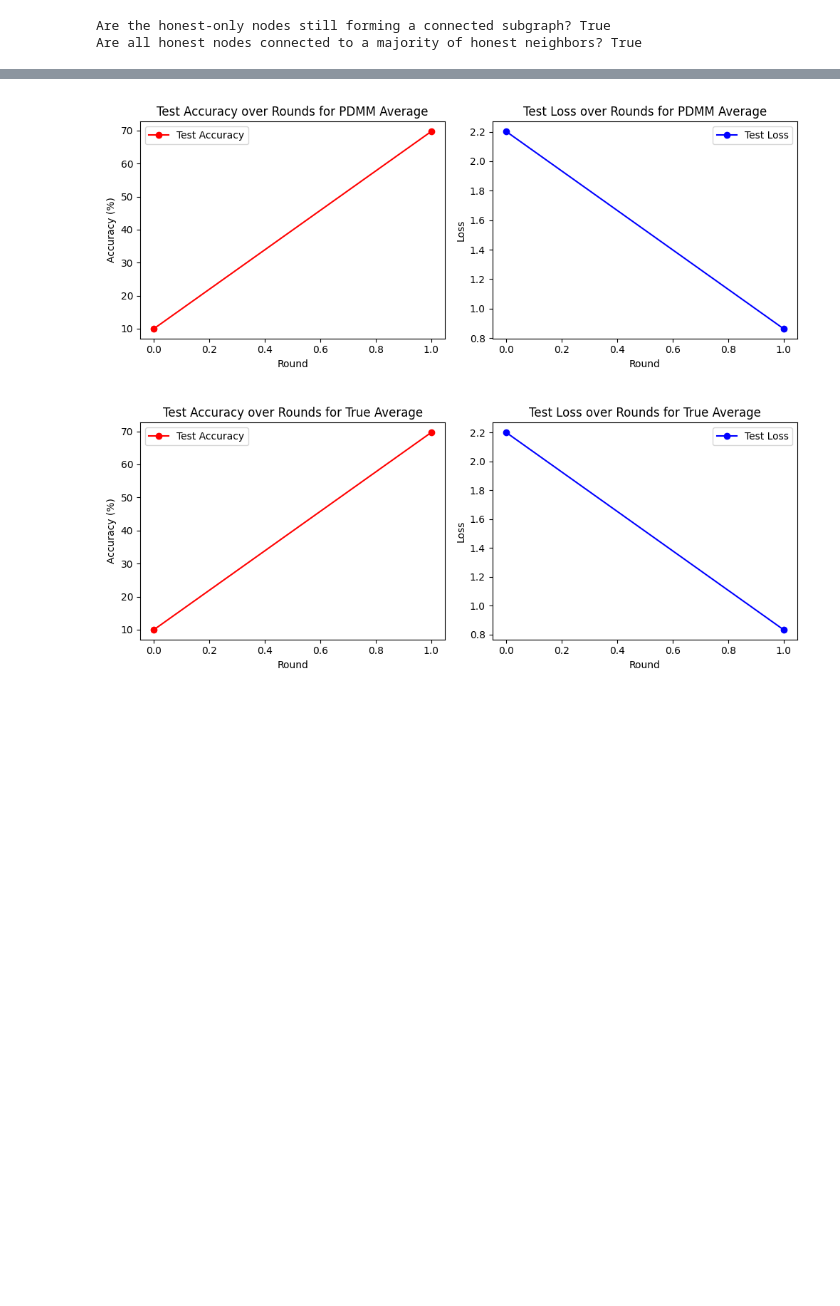
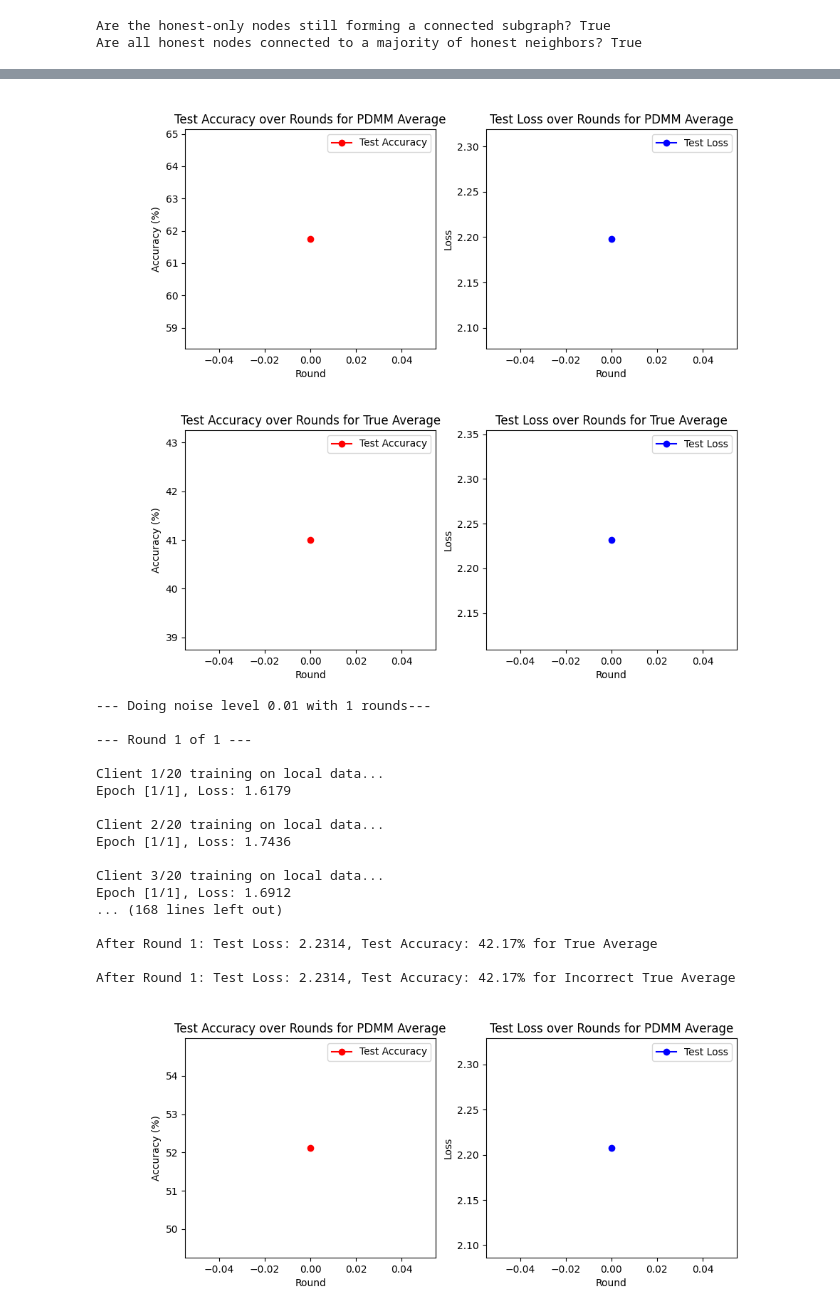
Before and after one commit to Zare2001/Fedora_Hat, a Jupyter notebook: DFL2LayerMLP.ipynb, the cells around one changed output, grey strips where cells are left out. Saved outputs shown, nothing was run; the diff lists cells and outputs as text; code cells hidden in the pictures; blank space fills up the shorter version.

Commit message:
To save Images

```diff
--- a/DFL2LayerMLP.ipynb
+++ b/DFL2LayerMLP.ipynb
@@ -44,11 +44,11 @@ print("num_nodes:",num_nodes)
 input_size = 28 * 28        # MNIST images are 28x28 pixels
 hidden_size = 128           # Number of neurons in the hidden layer
 num_classes = 10            # Number of output classes (digits 0-9)
-num_epochs = 5             # Number of local training epochs per aggregation
+num_epochs = 1             # Number of local training epochs per aggregation
 batch_size = 64             # Batch size for training
 learning_rate = 0.01        # Learning rate for the optimizer
 num_clients = num_nodes     # Number of clients
-num_rounds = 2              # Number of aggregation rounds
+num_rounds = 1              # Number of aggregation rounds
 threshold = 0.02            # Loss threshold for stopping criteria
 
 percentageCorrupt = 0/num_nodes        #Percentage of corrupt clients
@@ -63,16 +63,16 @@ all_nodes = np.union1d(lying_nodes, true_nodes)
 print("Corrupt Clients:", lying_nodes)
 tolerance=-1                #PDMM tolerance
 c=0.5                       #PDMM c
-max_iters=300             #PDMM max iterations
+max_iters=1             #PDMM max iterations
 when = 0
 CorruptValue = -100000000000000000
 
 rejection_threshold = 15
 K_decision = 20
 averaging = 1
-noise_levels = [0]
+# noise_levels = [0]
 # noise_levels = [0, 1]
-# noise_levels = [0, 10**-2,1,10**2,10**4]
+noise_levels = [0, 10**-2,1,10**2,10**4]
 
 var = 30000                  # Standard deviation for Gaussian noise
 mean = 200                    # Mean for Gaussian noise
@@ -799,6 +801,8 @@ criterion = nn.CrossEntropyLoss()
 # plt.show()
 # %%
 # Lists to keep track of metrics
+log_filename = f"results_log_typeAttack{typeAttack}_PrivacyMethod{PrivacyMethod}_Rounds{num_rounds}.txt"
+
 results = [[] for _ in range(num_rounds)]
 
 for noise_STD in noise_levels:
@@ -888,11 +892,19 @@ for noise_STD in noise_levels:
         test_losses3.append(test_loss3)
         test_accuracies3.append(test_accuracy3)
 
+
         print(f'\nAfter Round {round+1}: Average Test Loss: {test_loss:.4f}, Average Test Accuracy: {test_accuracy:.2f}% for PDMM Average')
 
         print(f'\nAfter Round {round+1}: Test Loss: {test_loss2:.4f}, Test Accuracy: {test_accuracy2:.2f}% for True Average')
 
         print(f'\nAfter Round {round+1}: Test Loss: {test_loss3:.4f}, Test Accuracy: {test_accuracy3:.2f}% for Incorrect True Average')
+
+        with open(log_filename, "a") as logfile:
+            logfile.write(f"After Round {round+1}:\n")
+            logfile.write(f"For noise {noise_STD}:\n")
+            logfile.write(f"  PDMM Average -> Test Loss: {test_loss:.4f}, Test Accuracy: {test_accuracy:.2f}%\n")
+            logfile.write(f"  True Average -> Test Loss: {test_loss2:.4f}, Test Accuracy: {test_accuracy2:.2f}%\n")
+            logfile.write(f"  Incorrect True Average -> Test Loss: {test_loss3:.4f}, Test Accuracy: {test_accuracy3:.2f}%\n\n")
 
 
         # Check stopping criteria
@@ -918,7 +930,8 @@ for noise_STD in noise_levels:
     plt.ylabel('Loss')
     plt.legend()
 
-    plt.tight_layout()
+    filename_PDMM = f"PDMM_Average_typeAttack{typeAttack}_PrivacyMethod{PrivacyMethod}_noise{noise_STD}_Rounds{num_rounds}.png"
+    plt.savefig(filename_PDMM, dpi=300)
     plt.show()
 
     # Plot test accuracy and loss over rounds
@@ -940,6 +953,7 @@ for noise_STD in noise_levels:
     plt.ylabel('Loss')
     plt.legend()
 
-    plt.tight_layout()
+    filename_True = f"True_Average_typeAttack{typeAttack}_PrivacyMethod{PrivacyMethod}_noise{noise_STD}_Rounds{num_rounds}.png"
+    plt.savefig(filename_True, dpi=300)
     plt.show()
 # %% [output]
@@ -963,2 +977,20 @@ After Round 2: Test Loss: 0.8334, Test Accuracy: 69.66% for Incorrect True Avera
-[figure, old version]
+[figure, new version]
-[figure, old version]
+[figure, new version]
+--- Doing noise level 0.01 with 1 rounds---
+
+--- Round 1 of 1 ---
+
+Client 1/20 training on local data...
+Epoch [1/1], Loss: 1.6179
+
+Client 2/20 training on local data...
+Epoch [1/1], Loss: 1.7436
+
+Client 3/20 training on local data...
+Epoch [1/1], Loss: 1.6912
+... (168 lines left out)
+
+After Round 1: Test Loss: 2.2314, Test Accuracy: 42.17% for True Average
+
+After Round 1: Test Loss: 2.2314, Test Accuracy: 42.17% for Incorrect True Average
+[figure, added]
```
Also changed, not shown: parts of 3 cells of this notebook.
